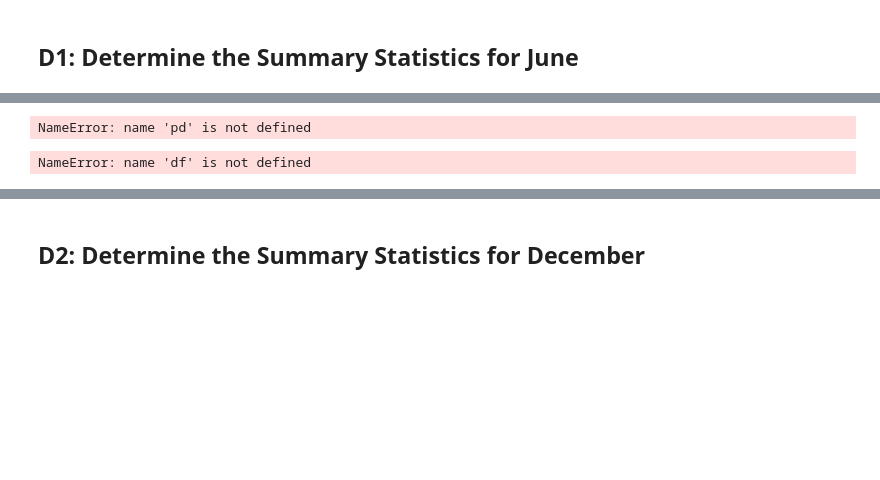
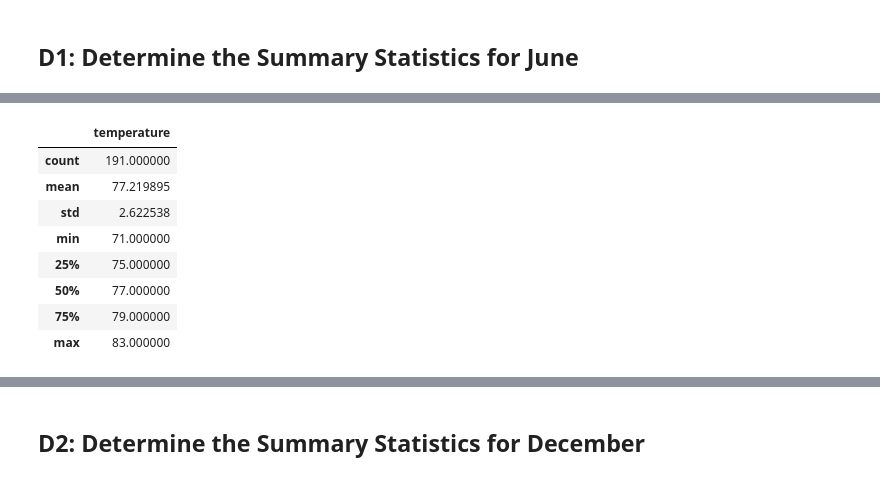
Before and after one commit to kimconrad/surfs-up, a Jupyter notebook: surfs_up_challenge.ipynb, the cells around one changed output, grey strips where cells are left out. Drawn from its saved outputs; the diff is of its cells as text; code cells hidden in the pictures; blank space fills up the shorter version.

```diff
--- a/surfs_up_challenge.ipynb
+++ b/surfs_up_challenge.ipynb
@@ -54,11 +66,18 @@ def stats(start=None, end=None):
 # %%
 # 4. Create a DataFrame from the list of temperatures for the month of June.
-df = pd.DataFrame(results, columns=['date','precipitation'])
-df.set_index(df['date'], inplace=True)
+df_june = pd.DataFrame(results, columns=['date','temperature'])
+df_june.set_index(df_june['date'], inplace=True)
+df_june = df_june.sort_index()
-# %% [output]
-NameError: name 'pd' is not defined
 # %%
 # 5. Calculate and print out the summary statistics for the June temperature DataFrame.
-df.describe()
+df_june.describe()
 # %% [output]
-NameError: name 'df' is not defined
+|  | temperature |
+| count | 191.000000 |
+| mean | 77.219895 |
+| std | 2.622538 |
+| min | 71.000000 |
+| 25% | 75.000000 |
+| 50% | 77.000000 |
+| 75% | 79.000000 |
+| max | 83.000000 |
```
Also changed, not shown: parts of 11 cells of this notebook.
